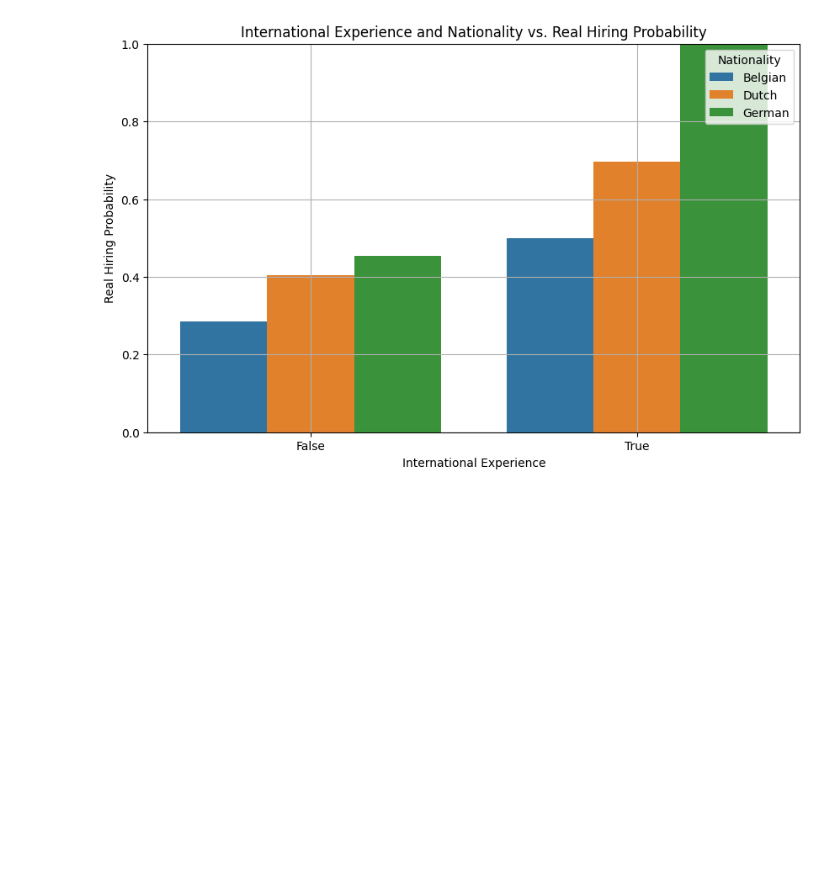
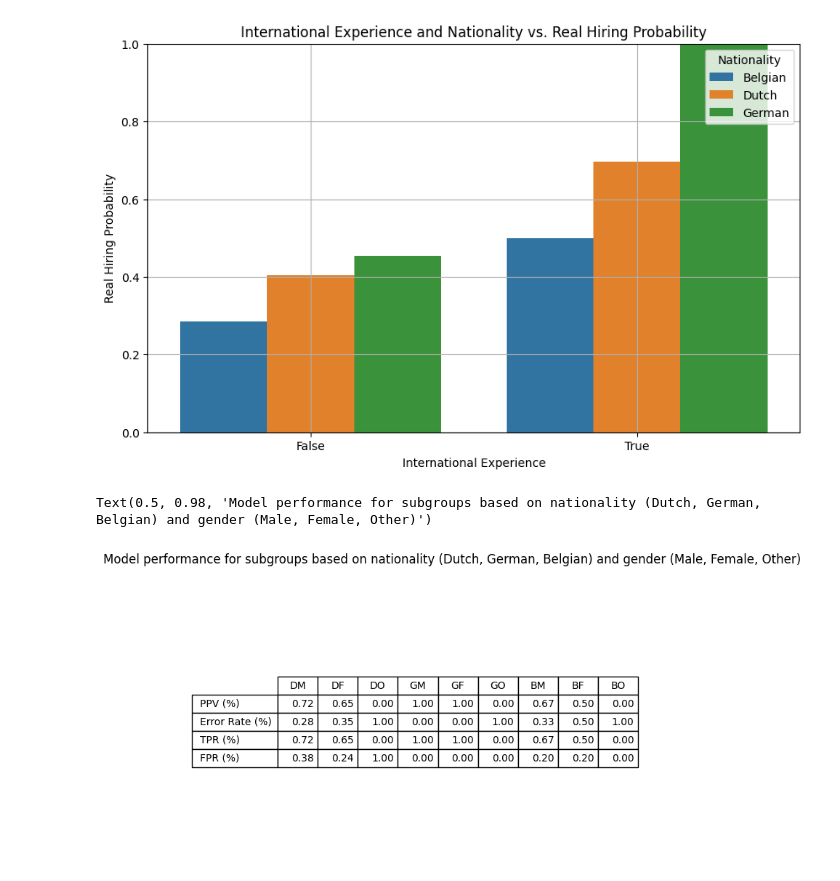
Before and after one commit to mjzdych/itds_project, a Jupyter notebook: itds_assignment3.ipynb, the cells around one changed output. Cells and saved outputs as stored; diff of their text form; code cells hidden in the pictures; blank space fills up the shorter version.

Commit message:
branch with my model exploration progress

```diff
--- a/itds_assignment3.ipynb
+++ b/itds_assignment3.ipynb
@@ -536,8 +520,8 @@ F1-score: 0.72
 # %%
 # Using test data
 
-X_test["Real Decision"] = y_test
-X_test["Predicted Decision"] = y_pred
+X_test["real"] = y_test
+X_test["predicted"] = y_pred
 # %% [output]
 A value is trying to be set on a copy of a slice from a DataFrame.
 Try using .loc[row_indexer,col_indexer] = value instead
@@ -643,3 +627,60 @@ plt.grid(True)
 plt.show()
 # %% [output]
 [figure]
+# %%
+## Table: PPV, Error Rate, TPR & FPR on different subgroups (gender, nationality)
+
+
+# Some things for the table
+
+columns = ["DM", "DF", "DO", "GM", "GF", "GO", "BM", "BF", "BO"]
+rows = ["PPV (%)", "Error Rate (%)", "TPR (%)", "FPR (%)"]
+
+
+# Getting the data to fill in the table
+
+data = [[],[],[],[]]
+for nationality in ["Dutch", "German", "Belgian"]:
+    for gender in ["male", "female", "other"]:
+        # getting the subgroup
+        subgroup = X_test[(X_test['nationality'] == nationality) & (X_test['gender'] == gender)]
+        # PPV = Positive Prediction Rate
+        if len(subgroup[subgroup["real"] == True]) == 0:
+            PPV = 0.0
+        else:
+            PPV = len(subgroup[(subgroup["real"] == True) & (subgroup["predicted"] == True)]) / len(subgroup[subgroup["real"] == True])
+        data[0].append(PPV)
+        # Error Rate = 1 - PPV
+        data[1].append(1-PPV)
+        # TPR = True Positive Rate
+        TP = len(subgroup[(subgroup["real"] == True) & (subgroup["predicted"] == True)])
+        FN = len(subgroup[(subgroup["real"] == True) & (subgroup["predicted"] == False)])
+        TPR = 0.0 if TP + FN == 0 else TP / (TP + FN)
+        data[2].append(TPR)
+        # FPR = False Positive Rate
+        FP = len(subgroup[(subgroup["real"] == False) & (subgroup["predicted"] == True)])
+        TN = len(subgroup[(subgroup["real"] == False) & (subgroup["predicted"] == False)])
+        FPR = 0.0 if FP + TN == 0 else FP / (FP + TN)
+        data[3].append(FPR)
+
+
+# Formatting the data matrix
+
+formatted = []
+for row in data:
+    formatted.append([f'{x:.2f}' for x in row])
+
+
+# The Table
+
+plt.figure(linewidth=2)
+table = plt.table(cellText = formatted, rowLabels = rows, colLabels = columns, loc = 'center')
+table.scale(1, 1.5)
+ax = plt.gca()
+ax.get_xaxis().set_visible(False)
+ax.get_yaxis().set_visible(False)
+plt.box(on=None)
+plt.suptitle("Model performance for subgroups based on nationality (Dutch, German, Belgian) and gender (Male, Female, Other)")
+# %% [output]
+Text(0.5, 0.98, 'Model performance for subgroups based on nationality (Dutch, German, Belgian) and gender (Male, Female, Other)')
+[figure, added]
```
Also changed, not shown: parts of 19 cells of this notebook.
